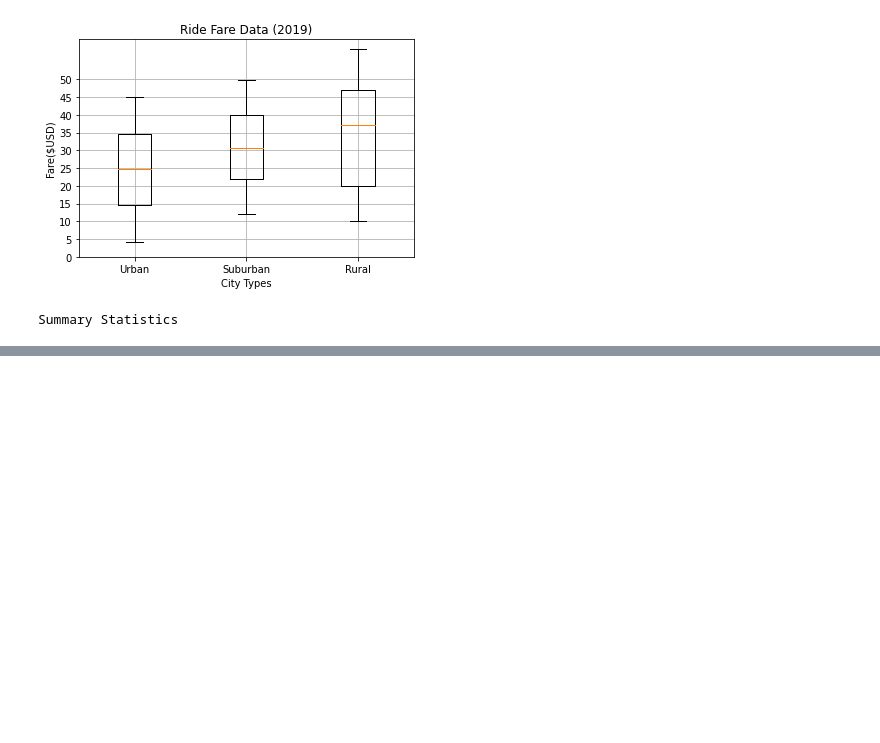
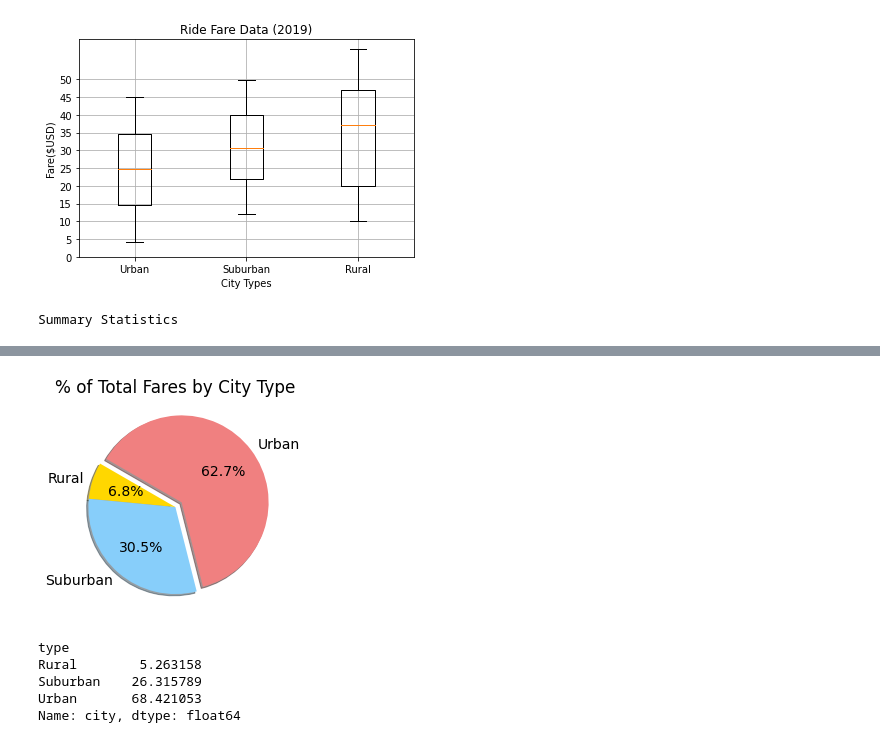
Before and after one commit to oyuka1112/PyBer_Analysis, a Jupyter notebook: Untitled.ipynb, the cells around one changed output, grey strips where cells are left out. Cells and saved outputs as stored; diff of their text form; code cells hidden in the pictures; blank space fills up the shorter version.

```diff
--- a/Untitled.ipynb
+++ b/Untitled.ipynb
@@ -398,0 +415,21 @@ urban_drivers.describe()
+# %%
+import matplotlib as mpl
+plt.pie(type_per, labels = ["Rural", "Suburban", "Urban"],
+       explode = [0, 0, 0.09], colors=["gold", "lightskyblue", "lightcoral"],
+       autopct='%1.1f%%',
+    shadow=True, startangle=150)
+plt.title("% of Total Fares by City Type")
+mpl.rcParams['font.size'] = 14
+# %% [output]
+[figure, added]
+# %%
+ride_count = pyber_df.groupby("type").count()["city"]
+total_ride_count = pyber_df["type"].count()
+ride_per = 100 * ride_count/total_ride_count
+ride_per
+# %% [output]
+type
+Rural        5.263158
+Suburban    26.315789
+Urban       68.421053
+Name: city, dtype: float64
```
Also changed, not shown: parts of 6 cells of this notebook.
